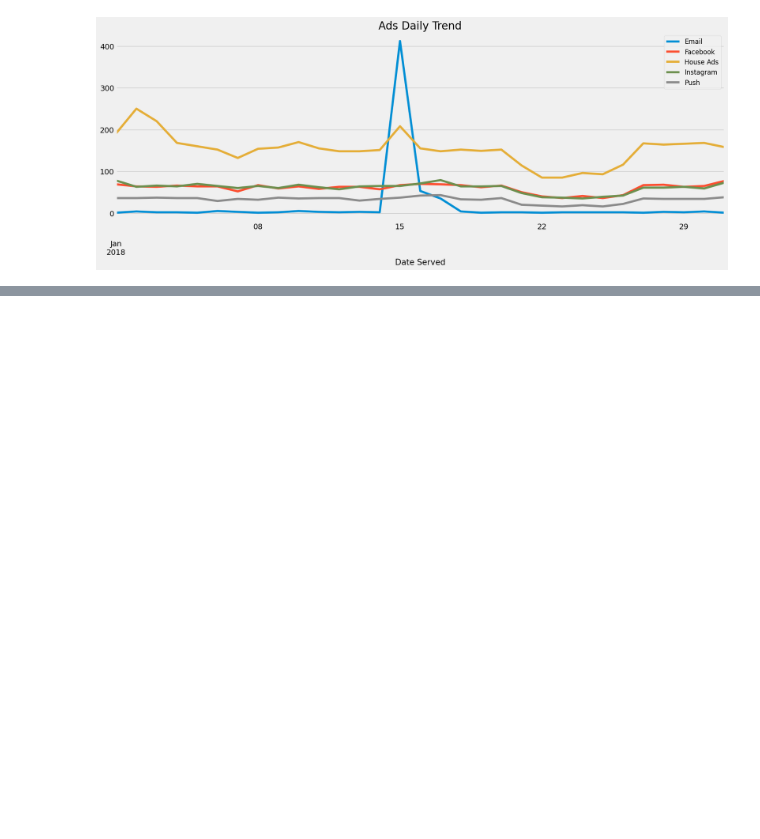
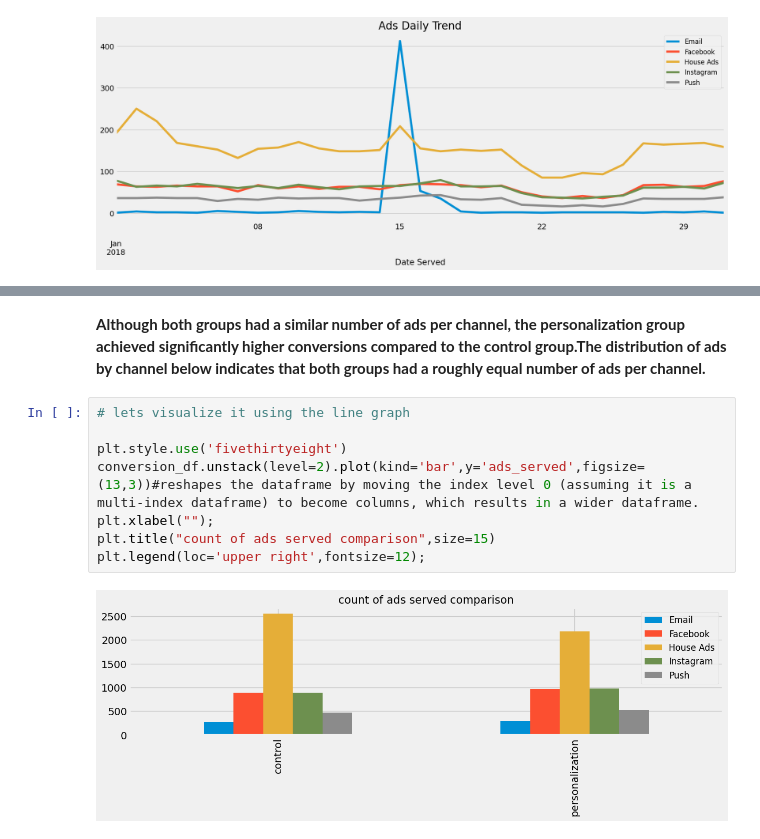
Before and after one commit to FemiTheAnalyst/Data-Projects, a Jupyter notebook: Market Campaigns with pandas/Market Campaigns with pandas.ipynb, the cells around one changed output, grey strips where cells are left out. Drawn from its saved outputs; the diff is of its cells as text; blank space fills up the shorter version.

```diff
--- a/Market Campaigns with pandas/Market Campaigns with pandas.ipynb
+++ b/Market Campaigns with pandas/Market Campaigns with pandas.ipynb
@@ -476,0 +465,12 @@ plt.legend(loc='upper right',fontsize=12);
+# %% [markdown]
+**Although both groups had a similar number of ads per channel, the personalization group achieved significantly higher conversions compared to the control group.The distribution of ads by channel below indicates that both groups had a roughly equal number of ads per channel.**
+# %%
+# lets visualize it using the line graph
+
+plt.style.use('fivethirtyeight')
+conversion_df.unstack(level=2).plot(kind='bar',y='ads_served',figsize=(13,3))#reshapes the dataframe by moving the index level 0 (assuming it is a multi-index dataframe) to become columns, which results in a wider dataframe.
+plt.xlabel("");
+plt.title("count of ads served comparison",size=15)
+plt.legend(loc='upper right',fontsize=12);
+# %% [output]
+[figure, added]
```
Also changed, not shown: parts of 27 cells of this notebook.
